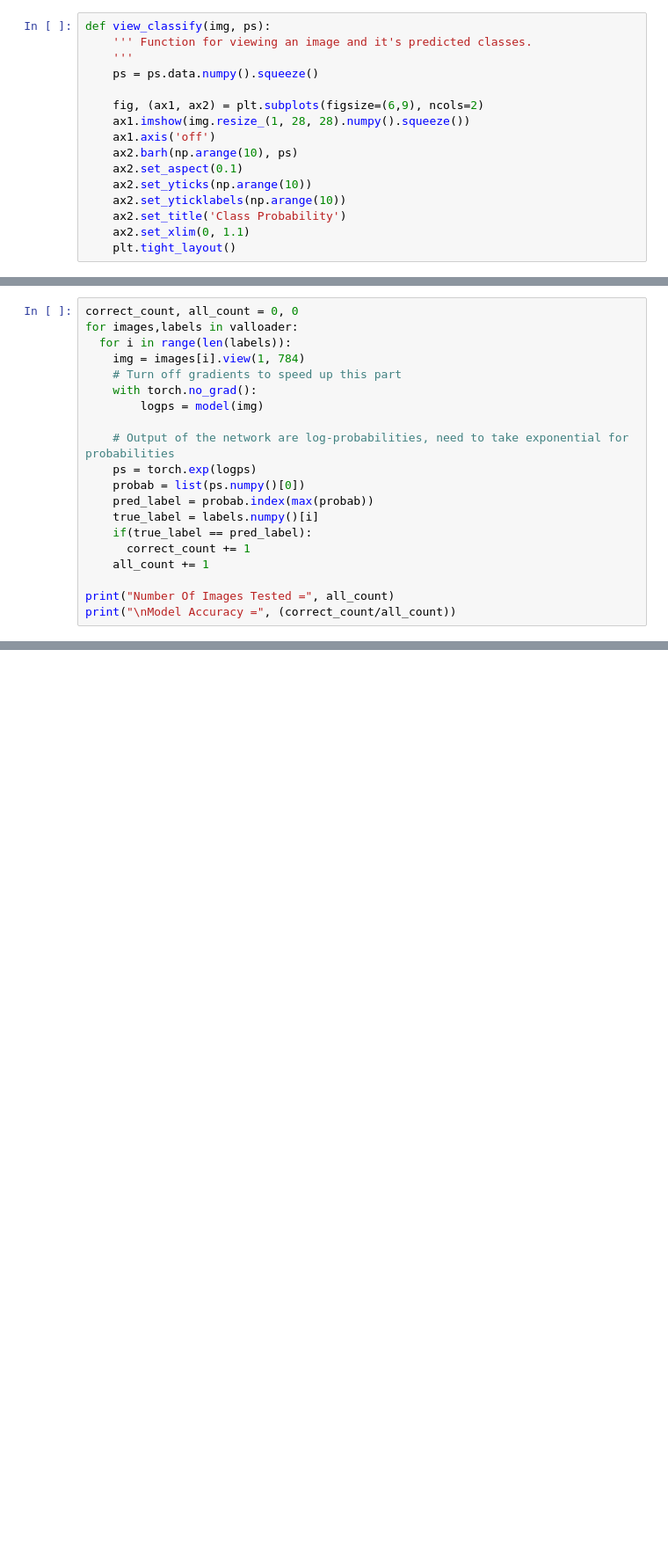
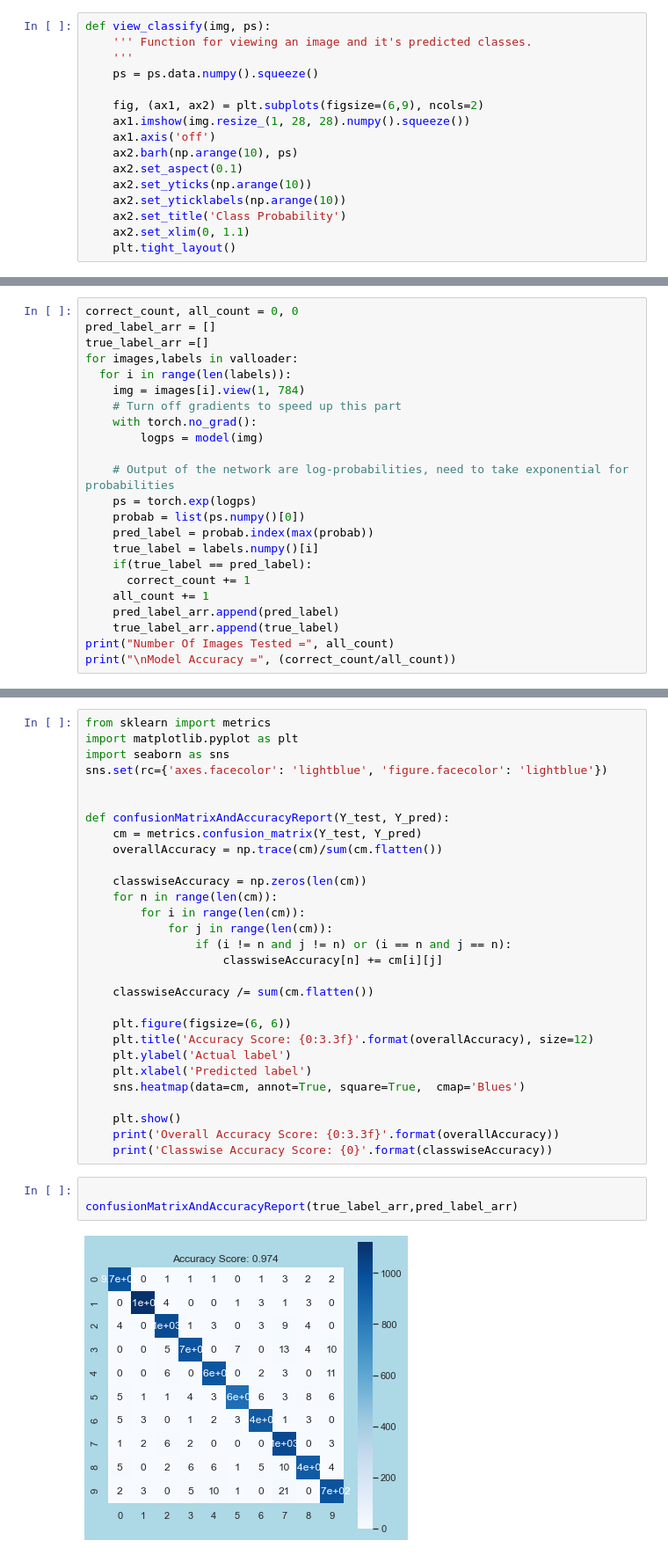
Before and after one commit to debonil/ml-assignments, a Jupyter notebook: NeuralNet/frac-3-ques-02-02.ipynb, the cells around one changed output, grey strips where cells are left out. Shown: that part at 88% size. Cells and saved outputs as stored; diff of their text form; blank space fills up the shorter version.

```diff
--- a/NeuralNet/frac-3-ques-02-02.ipynb
+++ b/NeuralNet/frac-3-ques-02-02.ipynb
@@ -184,5 +170,7 @@ Predicted Digit = 0
 # %%
 correct_count, all_count = 0, 0
+pred_label_arr = []
+true_label_arr =[]
 for images,labels in valloader:
   for i in range(len(labels)):
     img = images[i].view(1, 784)
@@ -198,7 +186,8 @@ for images,labels in valloader:
     if(true_label == pred_label):
       correct_count += 1
     all_count += 1
-
+    pred_label_arr.append(pred_label)
+    true_label_arr.append(true_label)
 print("Number Of Images Tested =", all_count)
 print("\nModel Accuracy =", (correct_count/all_count))
 # %% [output]
@@ -207,0 +197,34 @@ Model Accuracy = 0.9753
+# %%
+from sklearn import metrics
+import matplotlib.pyplot as plt
+import seaborn as sns
+sns.set(rc={'axes.facecolor': 'lightblue', 'figure.facecolor': 'lightblue'})
+
+
+def confusionMatrixAndAccuracyReport(Y_test, Y_pred):
+    cm = metrics.confusion_matrix(Y_test, Y_pred)
+    overallAccuracy = np.trace(cm)/sum(cm.flatten())
+
+    classwiseAccuracy = np.zeros(len(cm))
+    for n in range(len(cm)):
+        for i in range(len(cm)):
+            for j in range(len(cm)):
+                if (i != n and j != n) or (i == n and j == n):
+                    classwiseAccuracy[n] += cm[i][j]
+
+    classwiseAccuracy /= sum(cm.flatten())
+
+    plt.figure(figsize=(6, 6))
+    plt.title('Accuracy Score: {0:3.3f}'.format(overallAccuracy), size=12)
+    plt.ylabel('Actual label')
+    plt.xlabel('Predicted label')
+    sns.heatmap(data=cm, annot=True, square=True,  cmap='Blues')
+
+    plt.show()
+    print('Overall Accuracy Score: {0:3.3f}'.format(overallAccuracy))
+    print('Classwise Accuracy Score: {0}'.format(classwiseAccuracy))
+# %%
+
+confusionMatrixAndAccuracyReport(true_label_arr,pred_label_arr)
+# %% [output]
+[figure, added]
```
Also changed, not shown: parts of 9 cells of this notebook.
